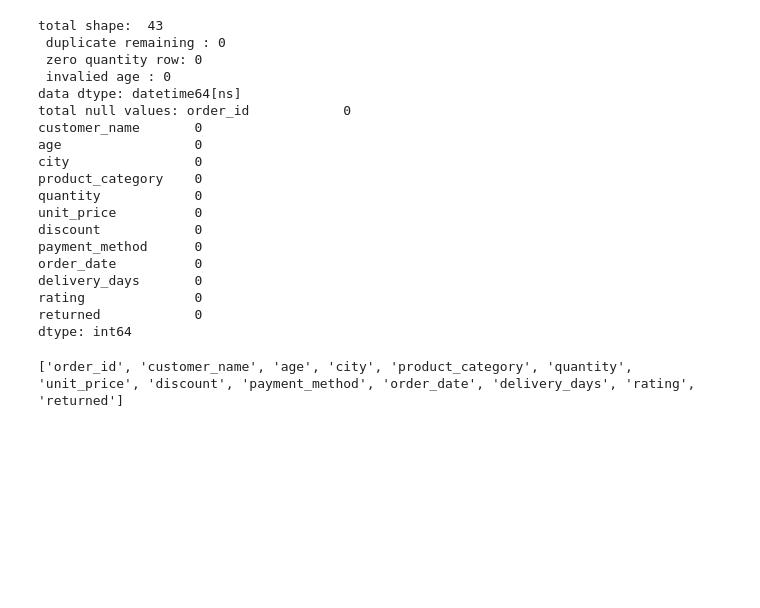
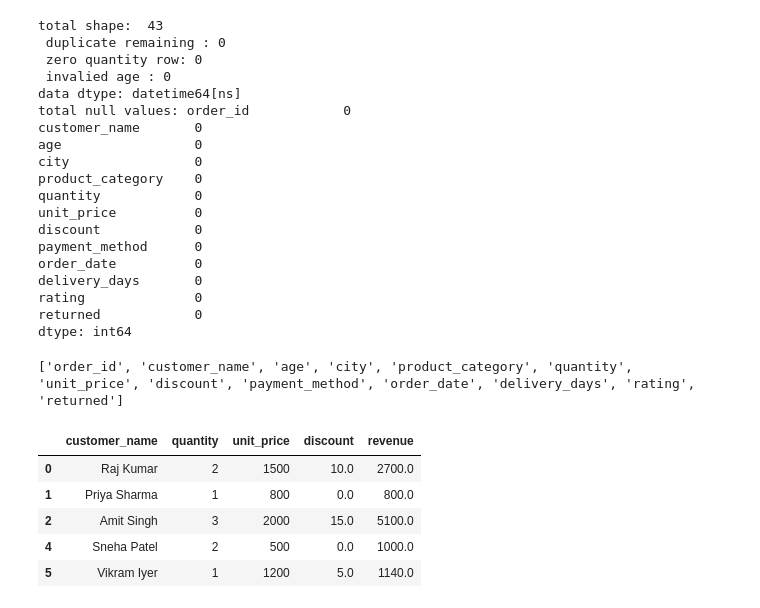
Before and after one commit to SandhuruT/Data_Science_01, a Jupyter notebook: Data_Science_04.ipynb, the cells around one changed output. Saved outputs shown, nothing was run; the diff lists cells and outputs as text; code cells hidden in the pictures; blank space fills up the shorter version.

Commit message:
revenue

```diff
--- a/Data_Science_04.ipynb
+++ b/Data_Science_04.ipynb
@@ -292,3 +292,15 @@ dtype: int64
 print(messy_dt.columns.tolist())
 # %% [output]
 ['order_id', 'customer_name', 'age', 'city', 'product_category', 'quantity', 'unit_price', 'discount', 'payment_method', 'order_date', 'delivery_days', 'rating', 'returned']
+# %%
+# Add revenue column.
+messy_dt["revenue"] = messy_dt["quantity"] * messy_dt["unit_price"] * (1 - messy_dt["discount"] / 100)
+# %%
+messy_dt[["customer_name","quantity","unit_price","discount","revenue"]].head()
+# %% [output]
+|  | customer_name | quantity | unit_price | discount | revenue |
+| 0 | Raj Kumar | 2 | 1500 | 10.0 | 2700.0 |
+| 1 | Priya Sharma | 1 | 800 | 0.0 | 800.0 |
+| 2 | Amit Singh | 3 | 2000 | 15.0 | 5100.0 |
+| 4 | Sneha Patel | 2 | 500 | 0.0 | 1000.0 |
+| 5 | Vikram Iyer | 1 | 1200 | 5.0 | 1140.0 |
```
